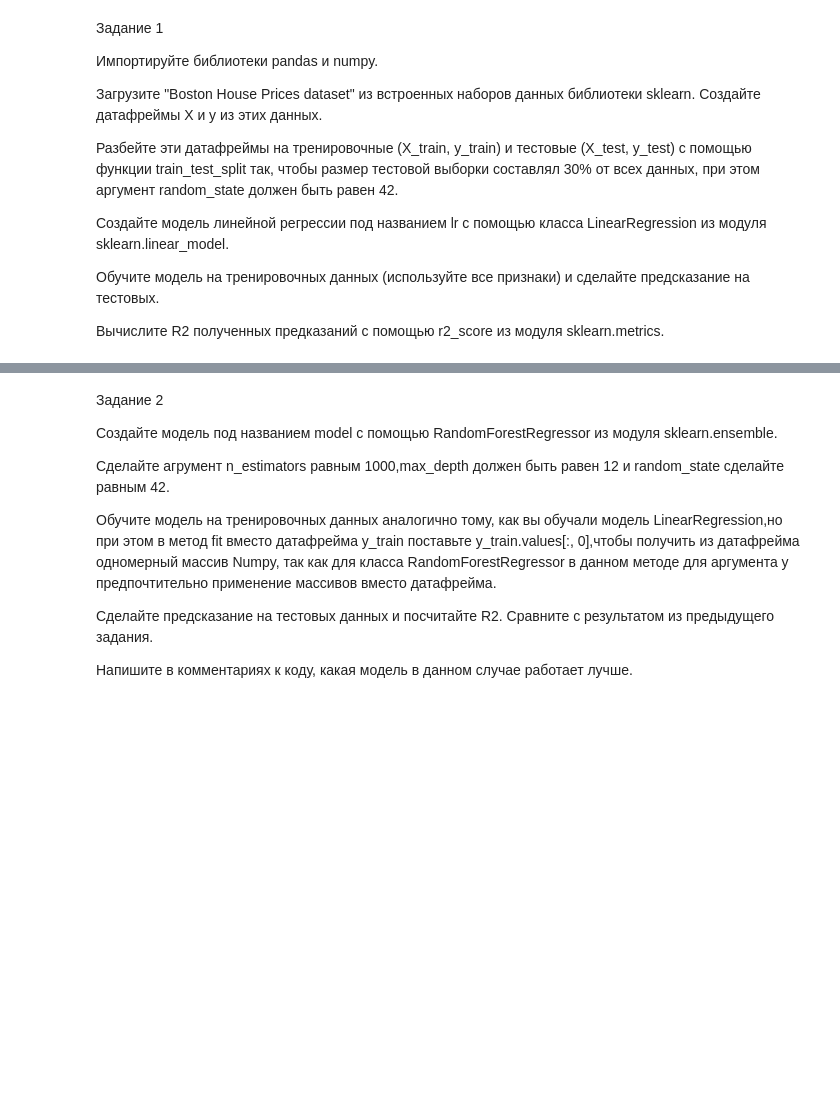
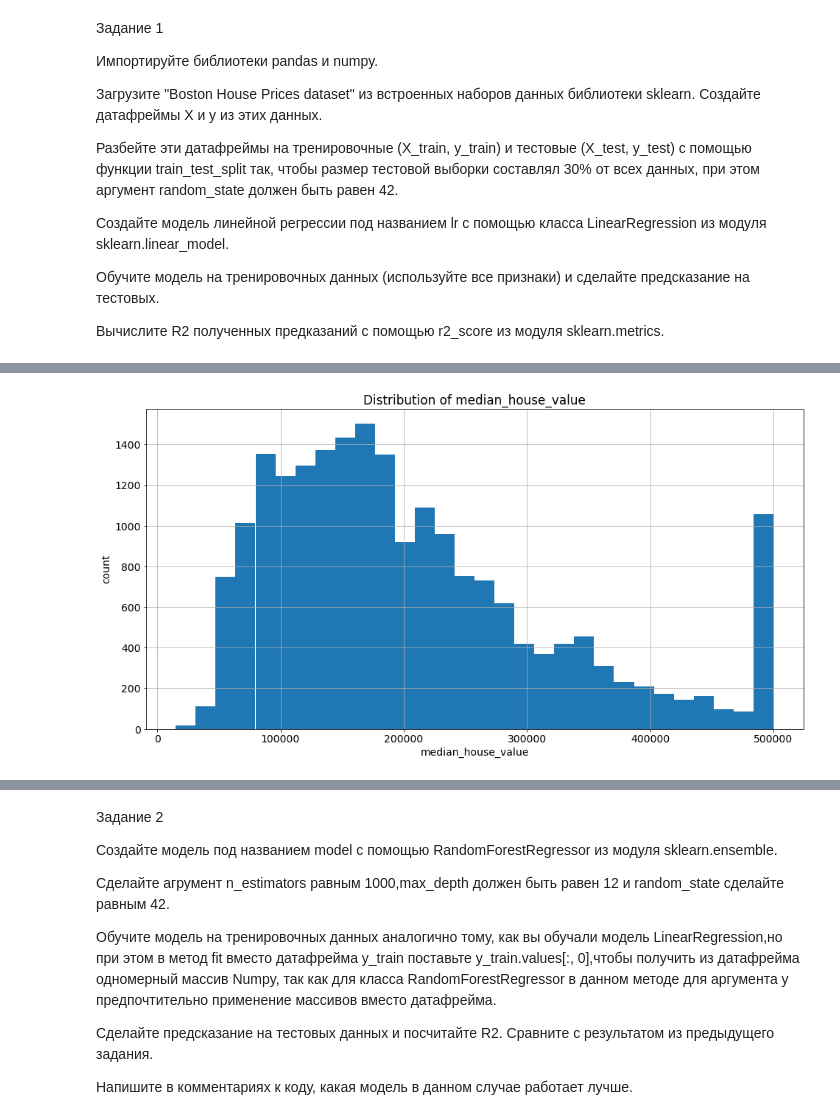
Before and after one commit to vitalspirit/pn_np, a Jupyter notebook: lesson_5 homework.ipynb, the cells around one changed output, grey strips where cells are left out. Drawn from its saved outputs; the diff is of its cells as text; code cells hidden in the pictures; blank space fills up the shorter version.

```diff
--- a/lesson_5 homework.ipynb
+++ b/lesson_5 homework.ipynb
@@ -35,2 +14,0 @@ boston['data'].shape
-# %%
-data = boston['data']
@@ -202,0 +40,11 @@ mean_squared_error(check_test["y_pred"], check_test["y_test"])
+# %%
+import warnings
+warnings.filterwarnings('ignore')
+matplotlib.rcParams.update({'font.size': 14})
+# %%
+DATASET_PATH = './housing.csv'
+PREPARED_DATASET_PATH = './housing_prepared.csv'
+
+REPORTS_FILE_PATH = './reports/'
+SCALER_FILE_PATH = './models/scaler.pkl'
+MODEL_FILE_PATH = './models/model.pkl'
@@ -202,0 +87,4 @@ mean_squared_error(check_test["y_pred"], check_test["y_test"])
+# %%
+df = pd.read_csv(DATASET_PATH, sep=';')
+df = reduce_mem_usage(df)
+df.head()
@@ -202,0 +101,11 @@ mean_squared_error(check_test["y_pred"], check_test["y_test"])
+# %%
+plt.figure(figsize = (16, 8))
+
+df['median_house_value'].hist(bins=30)
+plt.ylabel('count')
+plt.xlabel('median_house_value')
+
+plt.title('Distribution of median_house_value')
+plt.show()
+# %% [output]
+[figure, added]
```
Also changed, not shown: parts of 48 cells of this notebook, 1 other file.
